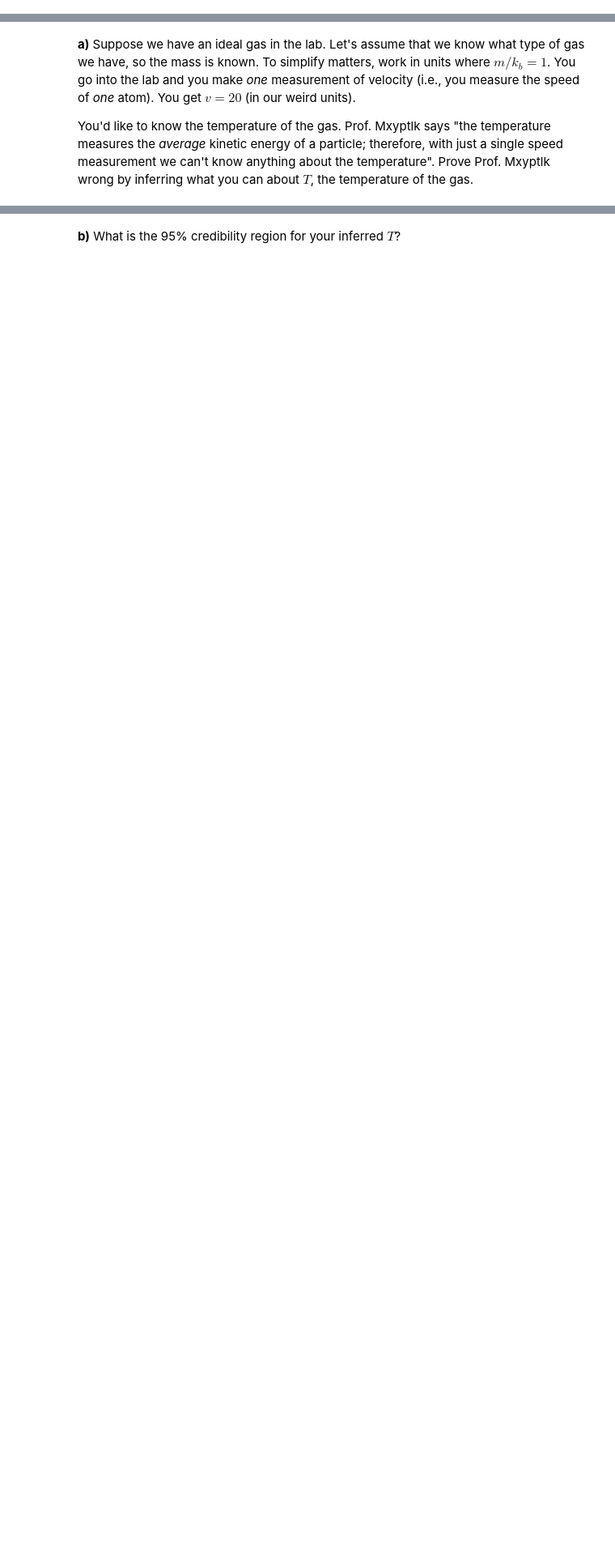
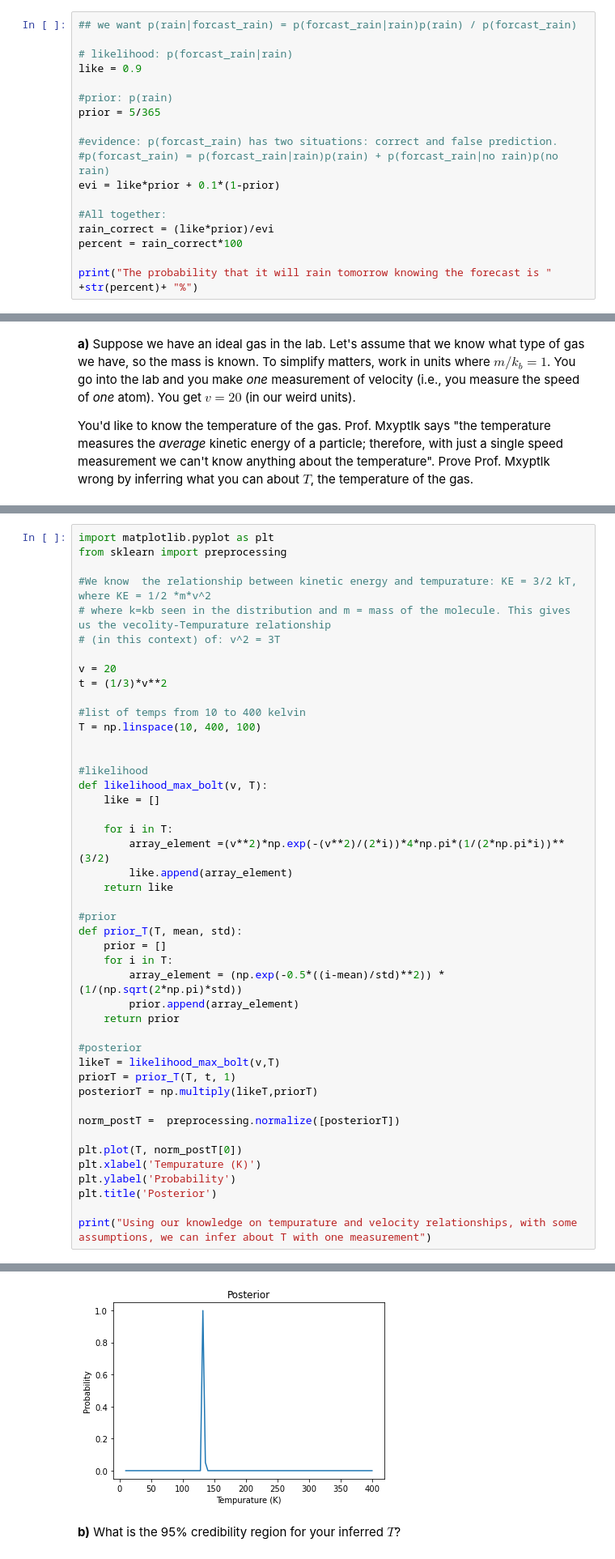
Before and after one commit to lunger99/321Midterm, a Jupyter notebook: Midterm2021/Midterm2021.ipynb, the cells around one changed output, grey strips where cells are left out. Shown at 81% size. Saved outputs shown, nothing was run; the diff lists cells and outputs as text; blank space fills up the shorter version.

```diff
--- a/Midterm2021/Midterm2021.ipynb
+++ b/Midterm2021/Midterm2021.ipynb
@@ -81,0 +160,18 @@ You and your friends are on holiday in southern California, where it doesn’t r
+# %%
+## we want p(rain|forcast_rain) = p(forcast_rain|rain)p(rain) / p(forcast_rain)
+
+# likelihood: p(forcast_rain|rain)
+like = 0.9
+
+#prior: p(rain)
+prior = 5/365
+
+#evidence: p(forcast_rain) has two situations: correct and false prediction.
+#p(forcast_rain) = p(forcast_rain|rain)p(rain) + p(forcast_rain|no rain)p(no rain)
+evi = like*prior + 0.1*(1-prior)
+
+#All together:
+rain_correct = (like*prior)/evi
+percent = rain_correct*100
+
+print("The probability that it will rain tomorrow knowing the forecast is " +str(percent)+ "%")
@@ -97,0 +197,46 @@ You'd like to know the temperature of the gas. Prof. Mxyptlk says "the temperatu
+# %%
+import matplotlib.pyplot as plt
+from sklearn import preprocessing
+
+#We know  the relationship between kinetic energy and tempurature: KE = 3/2 kT, where KE = 1/2 *m*v^2
+# where k=kb seen in the distribution and m = mass of the molecule. This gives us the vecolity-Tempurature relationship
+# (in this context) of: v^2 = 3T
+
+v = 20
+t = (1/3)*v**2
+
+#list of temps from 10 to 400 kelvin
+T = np.linspace(10, 400, 100)
+
+
+#likelihood
+def likelihood_max_bolt(v, T):
+    like = []
+
+    for i in T:
+        array_element =(v**2)*np.exp(-(v**2)/(2*i))*4*np.pi*(1/(2*np.pi*i))**(3/2)
+        like.append(array_element)
+    return like
+
+#prior
+def prior_T(T, mean, std):
+    prior = []
+    for i in T:
+        array_element = (np.exp(-0.5*((i-mean)/std)**2)) * (1/(np.sqrt(2*np.pi)*std))
+        prior.append(array_element)
+    return prior
+
+#posterior
+likeT = likelihood_max_bolt(v,T)
+priorT = prior_T(T, t, 1)
+posteriorT = np.multiply(likeT,priorT)
+
+norm_postT =  preprocessing.normalize([posteriorT])
+
+plt.plot(T, norm_postT[0])
+plt.xlabel('Tempurature (K)')
+plt.ylabel('Probability')
+plt.title('Posterior')
+
+print("Using our knowledge on tempurature and velocity relationships, with some assumptions, we can infer about T with one measurement")
+# %% [output]
@@ -98,2 +244,3 @@ You'd like to know the temperature of the gas. Prof. Mxyptlk says "the temperatu
+[figure, added]
 # %% [markdown]
 __b)__ What is the 95\% credibility region for your inferred $T$?
```
Also changed, not shown: parts of 35 cells of this notebook.
